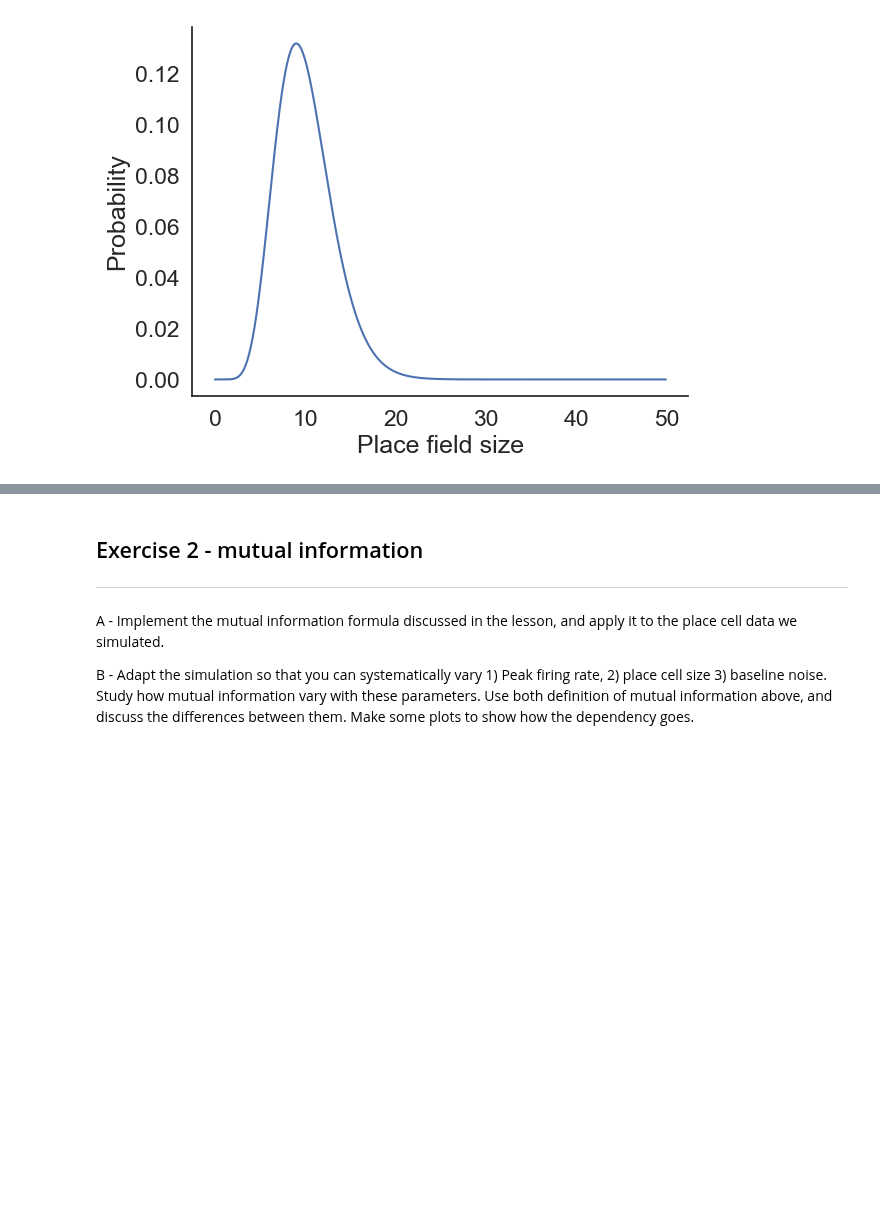
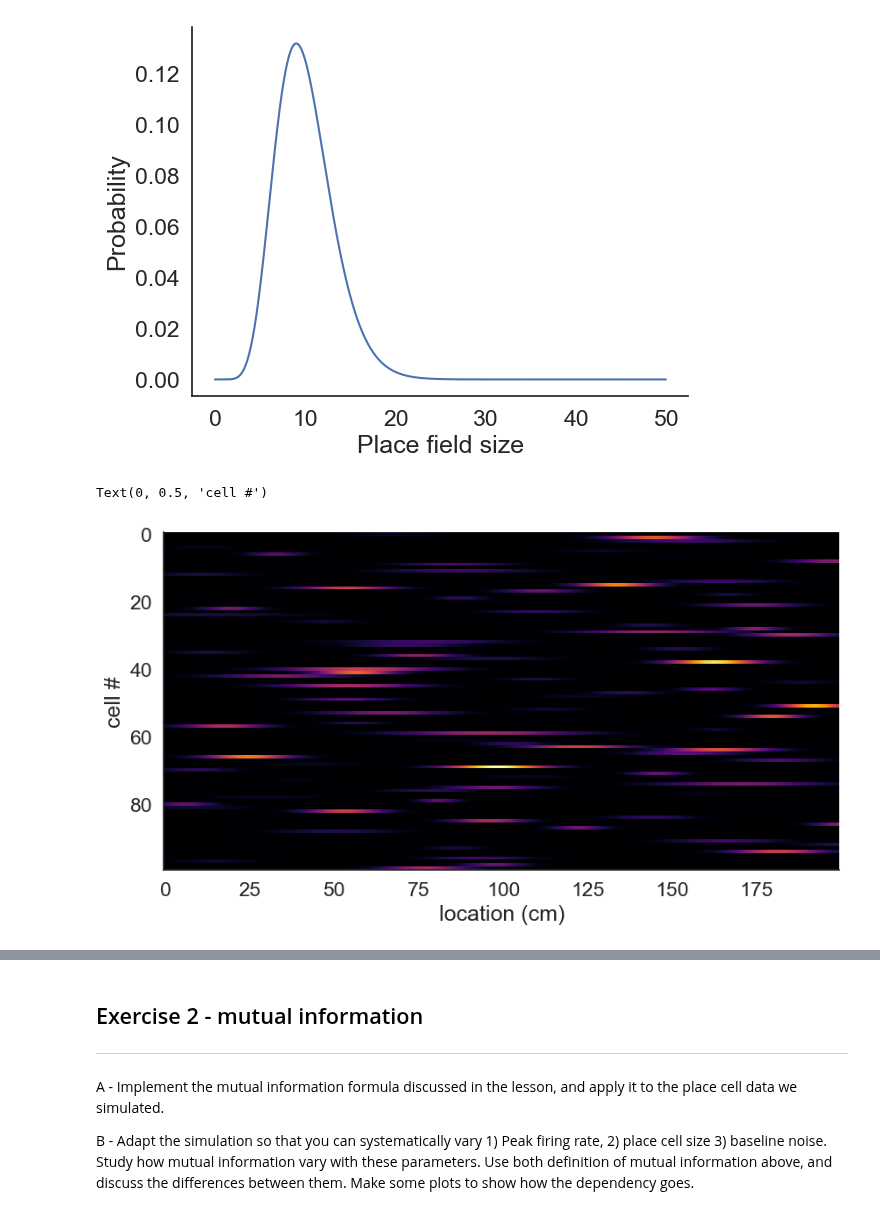
Before and after one commit to EvaMare/Neuro_Analysis, a Jupyter notebook: 2-single-cell-analysis-master/01-tuning-curves/Module_2a_exercises.ipynb, the cells around one changed output, grey strips where cells are left out. Cells and saved outputs as stored; diff of their text form; code cells hidden in the pictures; blank space fills up the shorter version.

Commit message:
tuning_curves_assignment

```diff
--- a/2-single-cell-analysis-master/01-tuning-curves/Module_2a_exercises.ipynb
+++ b/2-single-cell-analysis-master/01-tuning-curves/Module_2a_exercises.ipynb
@@ -146,3 +130,11 @@ bins = np.arange(0., 200.)
 true_firing_rate_maps = np.zeros((n_cells, len(bins)))
 for i in range(n_cells):
     true_firing_rate_maps[i,:] = pf_rate[i] * np.exp(-((bins-pf_centers[i])**2)/(2*pf_size[i]**2))
+# %%
+plt.figure(figsize=(10,5))
+plt.imshow(true_firing_rate_maps, cmap='inferno')
+plt.xlabel('location (cm)')
+plt.ylabel('cell #')
+# %% [output]
+Text(0, 0.5, 'cell #')
+[figure, added]
```
Also changed, not shown: parts of 29 cells of this notebook.
